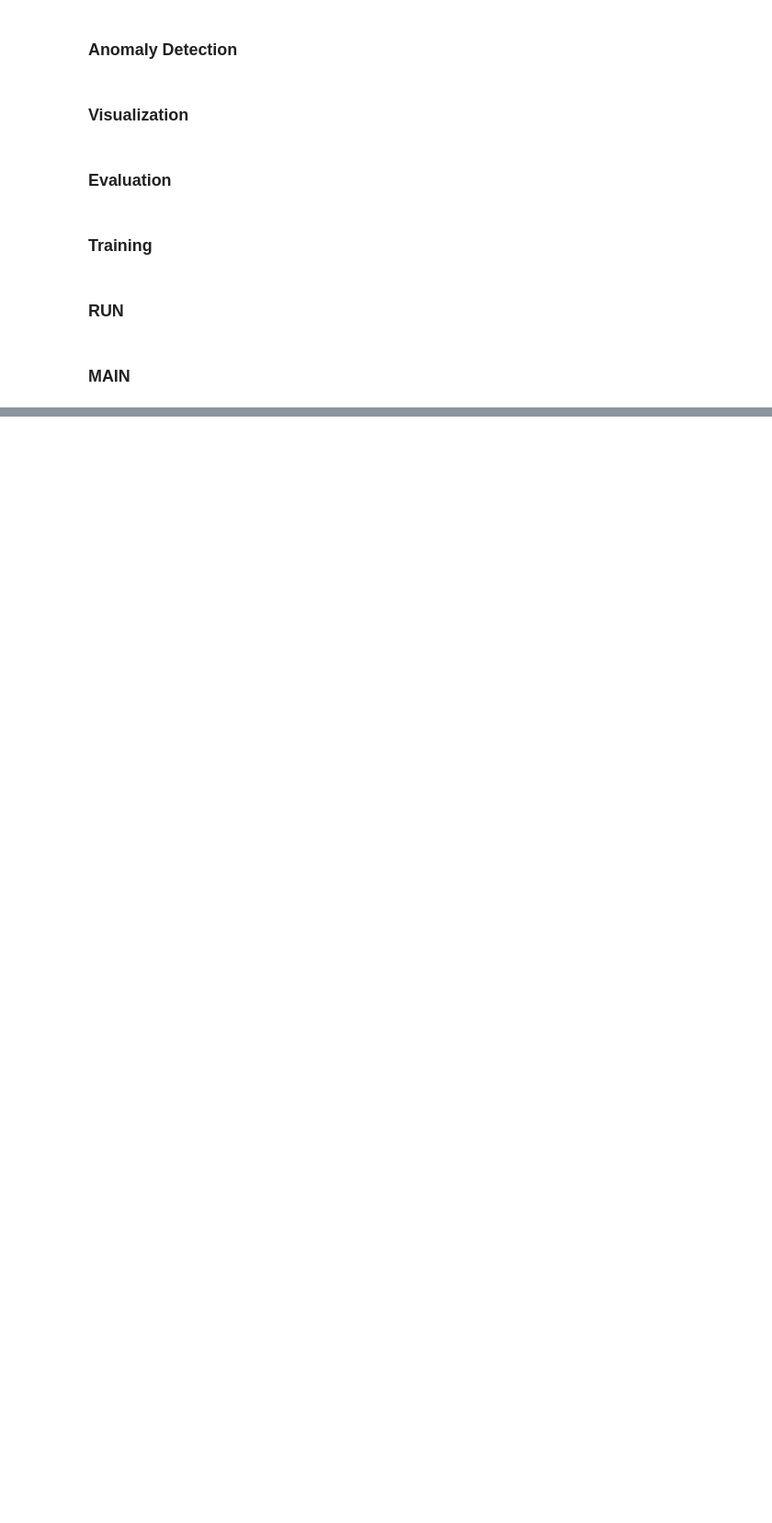
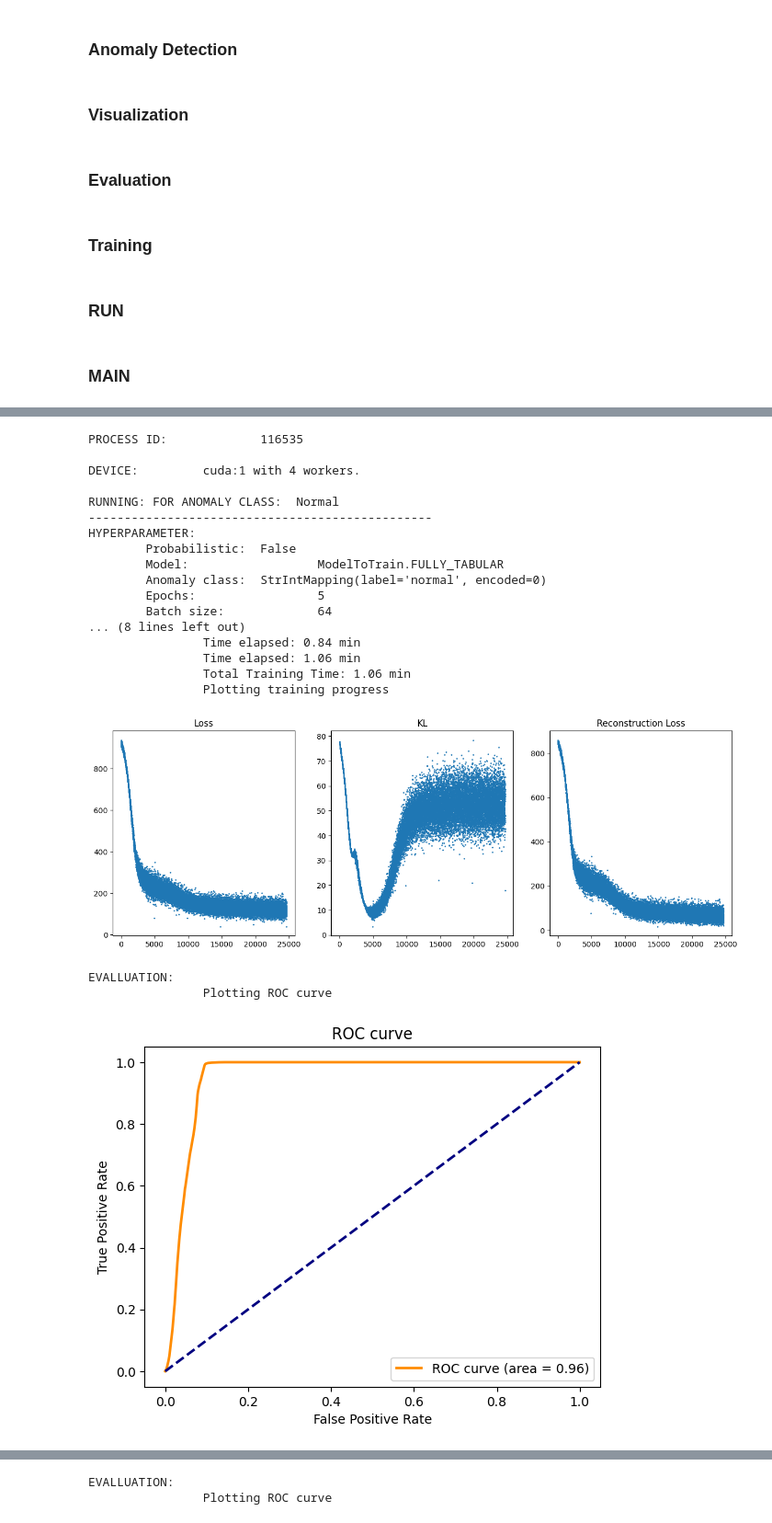
Before and after one commit to heuer-ja/uni23ss_VAE-anomaly-detection, a Jupyter notebook: code/scripts/submission-vae.ipynb, the cells around one changed output, grey strips where cells are left out. Shown at 92% size. Cells and saved outputs as stored; diff of their text form; code cells hidden in the pictures; blank space fills up the shorter version.

```diff
--- a/code/scripts/submission-vae.ipynb
+++ b/code/scripts/submission-vae.ipynb
@@ -1343,0 +1416,30 @@ NameError: name 'Adam' is not defined
+# %%
+main(
+    is_model_probabilistic=False,
+    model_to_train=ModelToTrain.FULLY_TABULAR,
+    num_epochs=5,
+    batch_size=64,
+    learning_rate=1e-5,
+)
+# %% [output]
+PROCESS ID:             116535
+
+DEVICE:         cuda:1 with 4 workers.
+
+RUNNING: FOR ANOMALY CLASS:  Normal
+------------------------------------------------
+HYPERPARAMETER:
+        Probabilistic:  False
+        Model:                  ModelToTrain.FULLY_TABULAR
+        Anomaly class:  StrIntMapping(label='normal', encoded=0)
+        Epochs:                 5
+        Batch size:             64
+... (8 lines left out)
+                Time elapsed: 0.84 min
+                Time elapsed: 1.06 min
+                Total Training Time: 1.06 min
+                Plotting training progress
+[figure, added]
+EVALLUATION:
+                Plotting ROC curve
+[figure, added]
@@ -1343,0 +1464,2 @@ NameError: name 'Adam' is not defined
+EVALLUATION:
+                Plotting ROC curve
```
Also changed, not shown: parts of 16 cells of this notebook, 1 other file.
